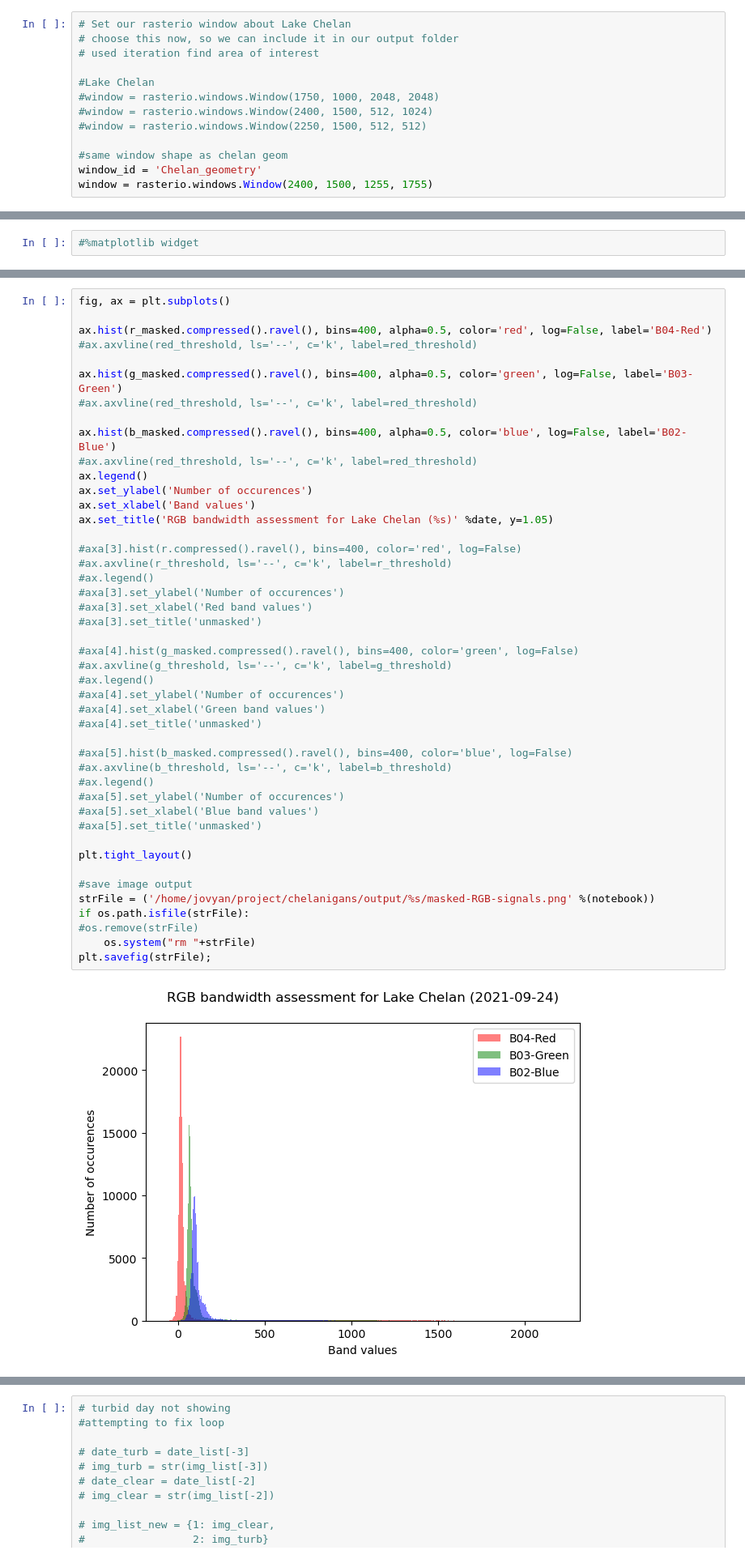
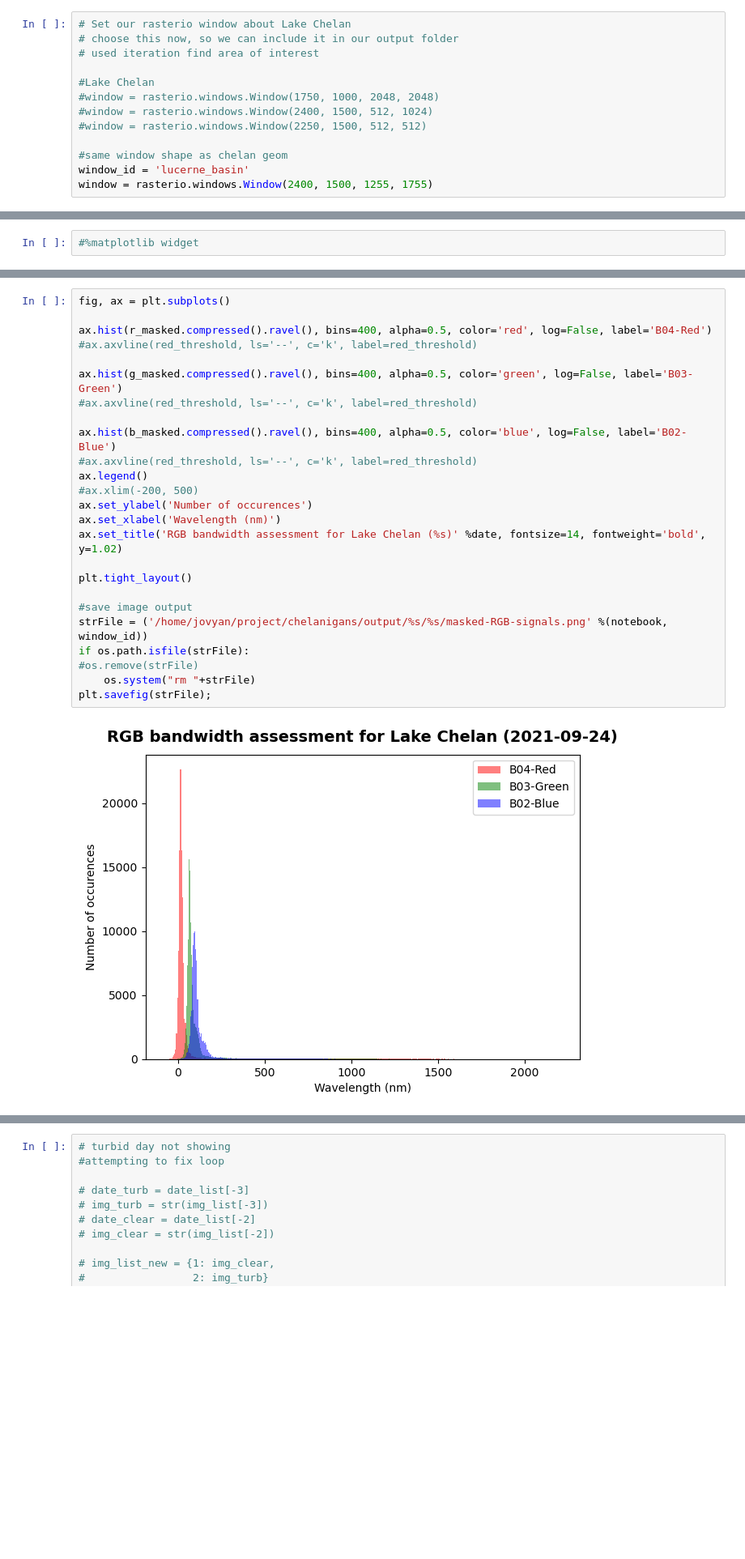
Before and after one commit to UW-GDA/Project_Chelanigans, a Jupyter notebook: chelan_2_rgb-analysis.ipynb, the cells around one changed output, grey strips where cells are left out. Shown at 81% size. Saved outputs shown, nothing was run; the diff lists cells and outputs as text; blank space fills up the shorter version.

```diff
--- a/chelan_2_rgb-analysis.ipynb
+++ b/chelan_2_rgb-analysis.ipynb
@@ -88,7 +88,7 @@ Using .netrc file for EDL
 #window = rasterio.windows.Window(2250, 1500, 512, 512)
 
 #same window shape as chelan geom
-window_id = 'Chelan_geometry'
+window_id = 'lucerne_basin'
 window = rasterio.windows.Window(2400, 1500, 1255, 1755)
 # %%
 #May want to use interactive plotting for zoom/pan and live coordinate display
@@ -432,47 +424,27 @@ plt.savefig(strFile);
 # %%
 fig, ax = plt.subplots()
 
 ax.hist(r_masked.compressed().ravel(), bins=400, alpha=0.5, color='red', log=False, label='B04-Red')
 #ax.axvline(red_threshold, ls='--', c='k', label=red_threshold)
 
 ax.hist(g_masked.compressed().ravel(), bins=400, alpha=0.5, color='green', log=False, label='B03-Green')
 #ax.axvline(red_threshold, ls='--', c='k', label=red_threshold)
 
 ax.hist(b_masked.compressed().ravel(), bins=400, alpha=0.5, color='blue', log=False, label='B02-Blue')
 #ax.axvline(red_threshold, ls='--', c='k', label=red_threshold)
 ax.legend()
+#ax.xlim(-200, 500)
 ax.set_ylabel('Number of occurences')
-ax.set_xlabel('Band values')
-ax.set_title('RGB bandwidth assessment for Lake Chelan (%s)' %date, y=1.05)
-
-#axa[3].hist(r.compressed().ravel(), bins=400, color='red', log=False)
-#ax.axvline(r_threshold, ls='--', c='k', label=r_threshold)
-#ax.legend()
-#axa[3].set_ylabel('Number of occurences')
-#axa[3].set_xlabel('Red band values')
-#axa[3].set_title('unmasked')
-
-#axa[4].hist(g_masked.compressed().ravel(), bins=400, color='green', log=False)
-#ax.axvline(g_threshold, ls='--', c='k', label=g_threshold)
-#ax.legend()
-#axa[4].set_ylabel('Number of occurences')
-#axa[4].set_xlabel('Green band values')
-#axa[4].set_title('unmasked')
-
-#axa[5].hist(b_masked.compressed().ravel(), bins=400, color='blue', log=False)
-#ax.axvline(b_threshold, ls='--', c='k', label=b_threshold)
-#ax.legend()
-#axa[5].set_ylabel('Number of occurences')
-#axa[5].set_xlabel('Blue band values')
-#axa[5].set_title('unmasked')
+ax.set_xlabel('Wavelength (nm)')
+ax.set_title('RGB bandwidth assessment for Lake Chelan (%s)' %date, fontsize=14, fontweight='bold', y=1.02)
 
 plt.tight_layout()
 
 #save image output
-strFile = ('/home/jovyan/project/chelanigans/output/%s/masked-RGB-signals.png' %(notebook))
+strFile = ('/home/jovyan/project/chelanigans/output/%s/%s/masked-RGB-signals.png' %(notebook, window_id))
 if os.path.isfile(strFile):
 #os.remove(strFile)
     os.system("rm "+strFile)
 plt.savefig(strFile);
 # %% [output]
-[figure, old version]
+[figure, new version]
```
Also changed, not shown: parts of 10 cells of this notebook, 4 other files.
